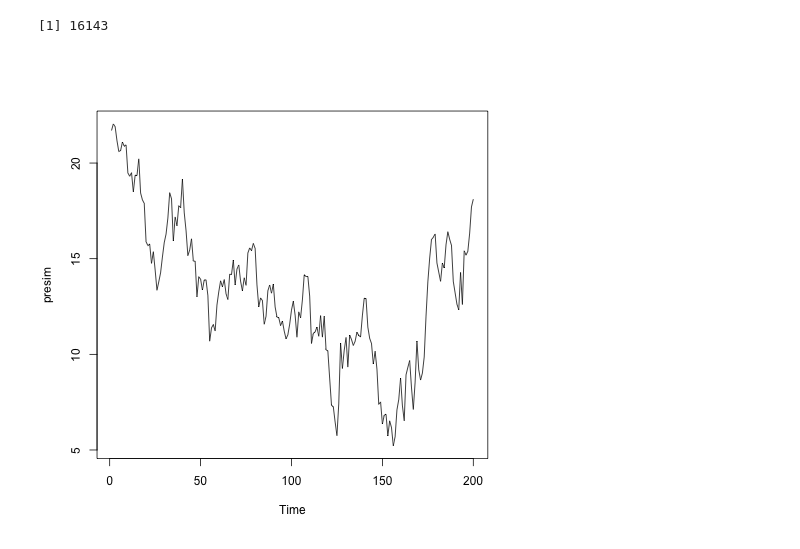
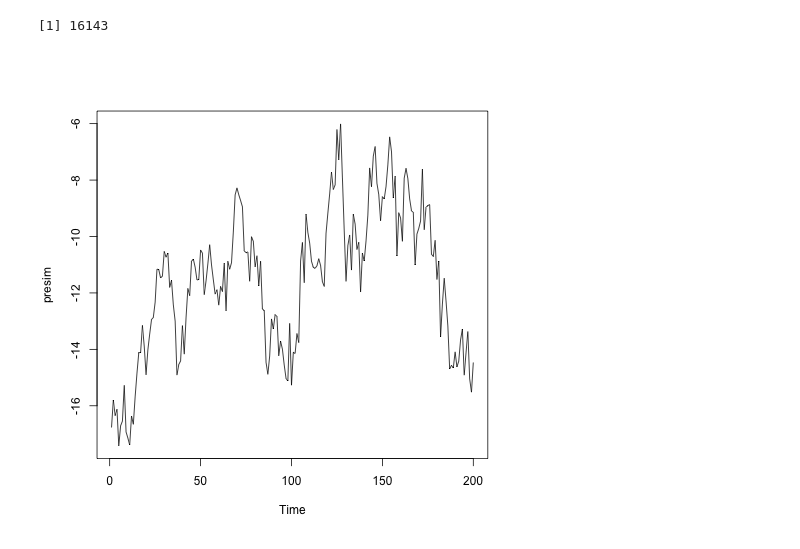
Before and after one commit to edwsurewin/STAT222-SP500, a Jupyter notebook: build up.ipynb, the cells around one changed output. Cells and saved outputs as stored; diff of their text form; code cells hidden in the pictures.

```diff
--- a/build up.ipynb
+++ b/build up.ipynb
@@ -199,11 +205,11 @@ postpr <- adjprice[14494:15431]
 # %%
 %%R
 #With Wt = Yt − Yt − 1, we have Wt = φ1Wt–1 +φ2Wt–2 +...+φpWt–p +et –θ1et–1 –θ2et–2 – ... – θqet – q
-presim <- arima.sim(list(order = c(1,0,1), ar = 0.9983, ma = -0.0424), n = 200)#A list with component ar and/or ma giving the AR and MA coefficients respectively. Optionally a component order can be used. An empty list gives an ARIMA(0, 0, 0) model, that is white noise.
+presim <- arima.sim(list(order = c(1,0,1), ar = 0.9973, ma = -0.1581), n = 200)#A list with component ar and/or ma giving the AR and MA coefficients respectively. Optionally a component order can be used. An empty list gives an ARIMA(0, 0, 0) model, that is white noise.
 #n, length of output series, before un-differencing. A strictly positive integer.
 ts.plot(presim)
 # %% [output]
-[figure, old version]
+[figure, new version]
 # %%
 %%R
 #With Wt = Yt − Yt − 1, we have Wt = φ1Wt–1 +φ2Wt–2 +...+φpWt–p +et –θ1et–1 –θ2et–2 – ... – θqet – q
```
Also changed, not shown: parts of 11 cells of this notebook, 7 other files.
